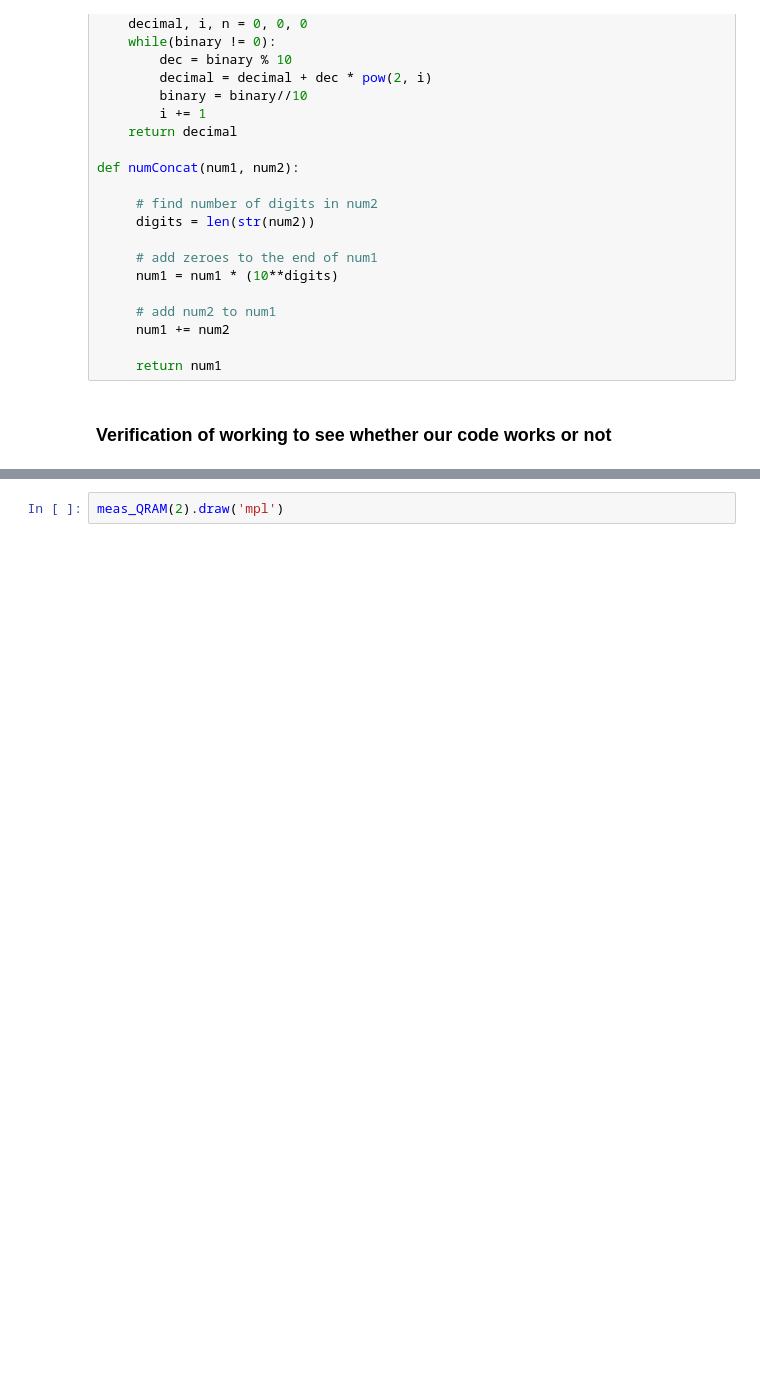
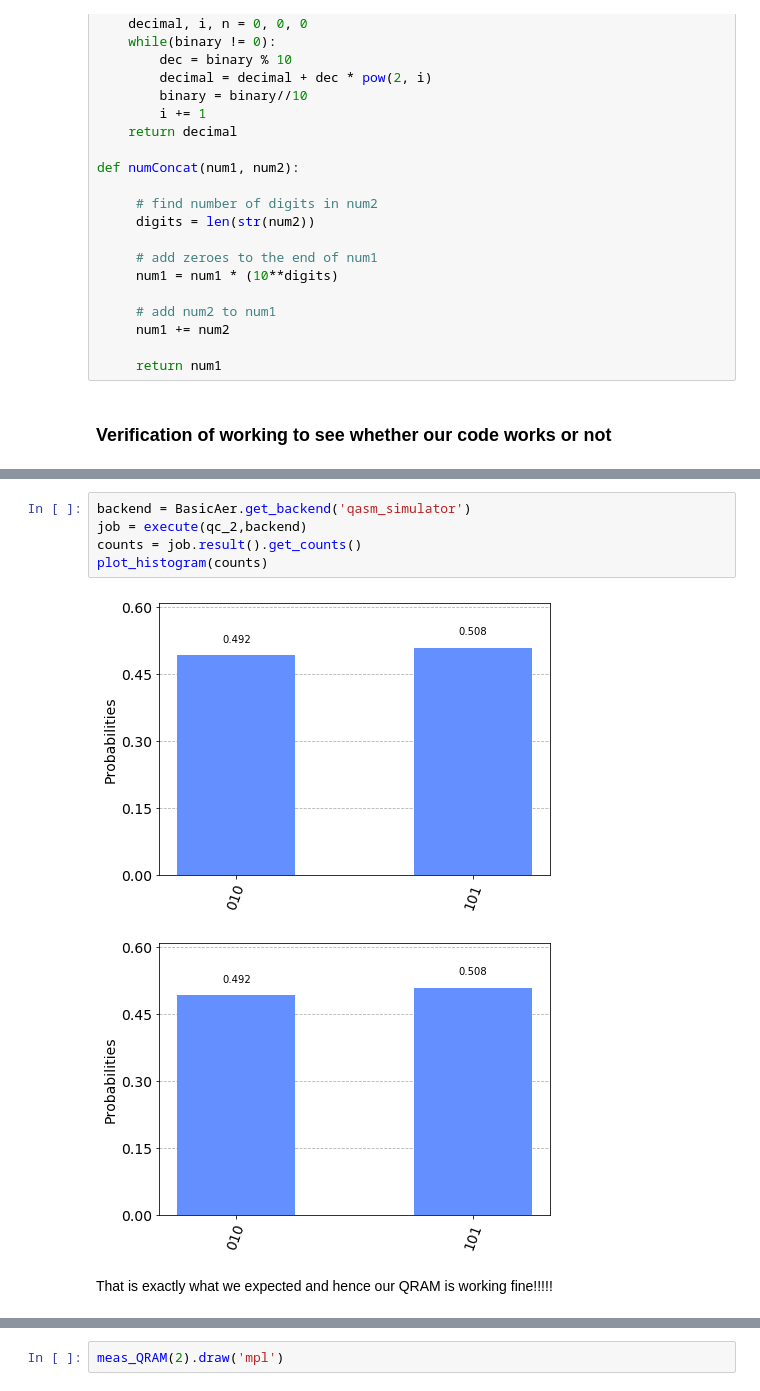
Before and after one commit to singhmeet11/Boosting-Algorithm, a Jupyter notebook: QRAM/QRAM.ipynb, the cells around one changed output, grey strips where cells are left out. Drawn from its saved outputs; the diff is of its cells as text; blank space fills up the shorter version.

```diff
--- a/QRAM/QRAM.ipynb
+++ b/QRAM/QRAM.ipynb
@@ -162,0 +346,10 @@ QRAM(2).draw('mpl')
+# %%
+backend = BasicAer.get_backend('qasm_simulator')
+job = execute(qc_2,backend)
+counts = job.result().get_counts()
+plot_histogram(counts)
+# %% [output]
+[figure, added]
+[figure, added]
+# %% [markdown]
+That is exactly what we expected and hence our QRAM is working fine!!!!!
```
Also changed, not shown: parts of 22 cells of this notebook.
